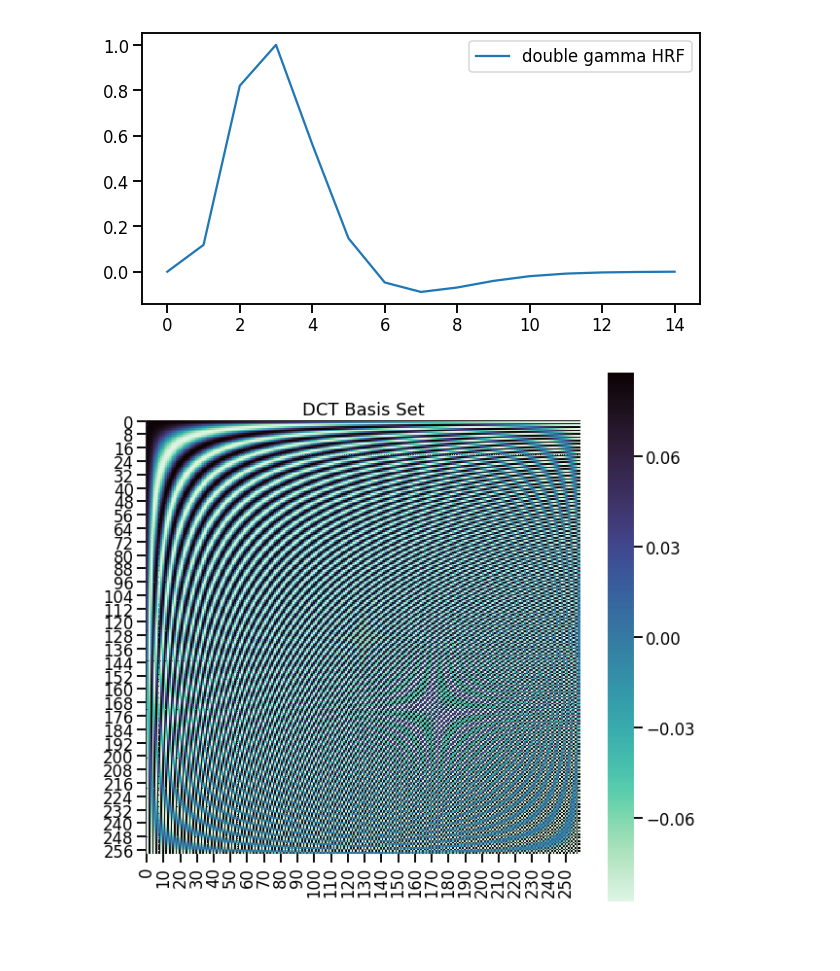
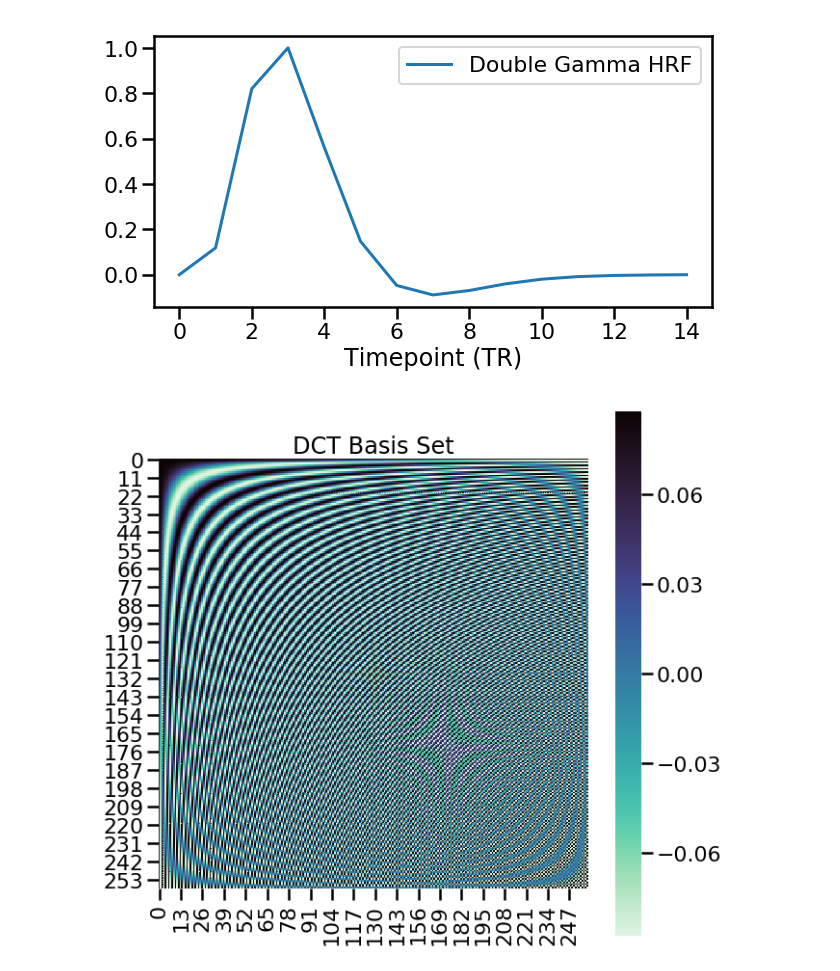
Before and after one commit to dunsmoorlab/gPPI, a Jupyter notebook: deconvolve.ipynb, the cells around one changed output. Cells and saved outputs as stored; diff of their text form; code cells hidden in the pictures.

```diff
--- a/deconvolve.ipynb
+++ b/deconvolve.ipynb
@@ -10,8 +10,9 @@ from scipy.linalg import toeplitz
 from nilearn.signal import clean
 from nilearn.image import get_data
 import seaborn as sns
-sns.set_context('talk')
+sns.set_context('poster')
 %config InLineBackend.figure_format = 'rentina'
+
 
 #fast masking function
 def apply_mask(mask=None,target=None):
@@ -43,5 +49,8 @@ plt.title('confounds');
 # %%
-preproc = clean(bold[:,np.newaxis],confounds=confounds,t_r=2,detrend=False,standardize='zscore').mean(axis=1)
+preproc = clean(bold[:,np.newaxis],confounds=confounds,t_r=2,detrend=False,standardize='zscore')
 plt.figure(figsize=(20,5))
-plt.plot(x,preproc,legend='Preprocessed BOLD');
+plt.plot(x,preproc,label='Preprocessed BOLD');
+plt.legend();
+plt.title('BOLD Denoising');
+plt.xlabel('Timepoint (TR)');
 # %% [output]
@@ -56,14 +58,15 @@ plt.plot(x,mpreproc,linestyle='--');
 # %%
 #set up parameters for deconvolution
 N = preproc.shape[0]
 TR = 2
 hrf = np.array(_double_gamma_hrf(temporal_resolution=.5))
 hrf /= np.max(hrf)
 plt.figure(figsize=(10,5))
-plt.plot(hrf);
-plt.legend(['double gamma HRF']);
+plt.plot(hrf,label='Double Gamma HRF');
+plt.legend();
+plt.xlabel('Timepoint (TR)');
 # %% [output]
-[figure, old version]
+[figure, new version]
 # %%
 #make the cosine basis set
 def dct_mat(N_,K_):
@@ -79,7 +82,7 @@ plt.figure(figsize=(10,10))
 sns.heatmap(xb,cmap='mako_r',square=True);
 plt.title('DCT Basis Set');
 # %% [output]
-[figure, old version]
+[figure, new version]
 # %%
 #Convolve the basis set with the HRF
 Hxb = np.zeros((N,N))
```
Also changed, not shown: parts of 10 cells of this notebook, 12 other files.
